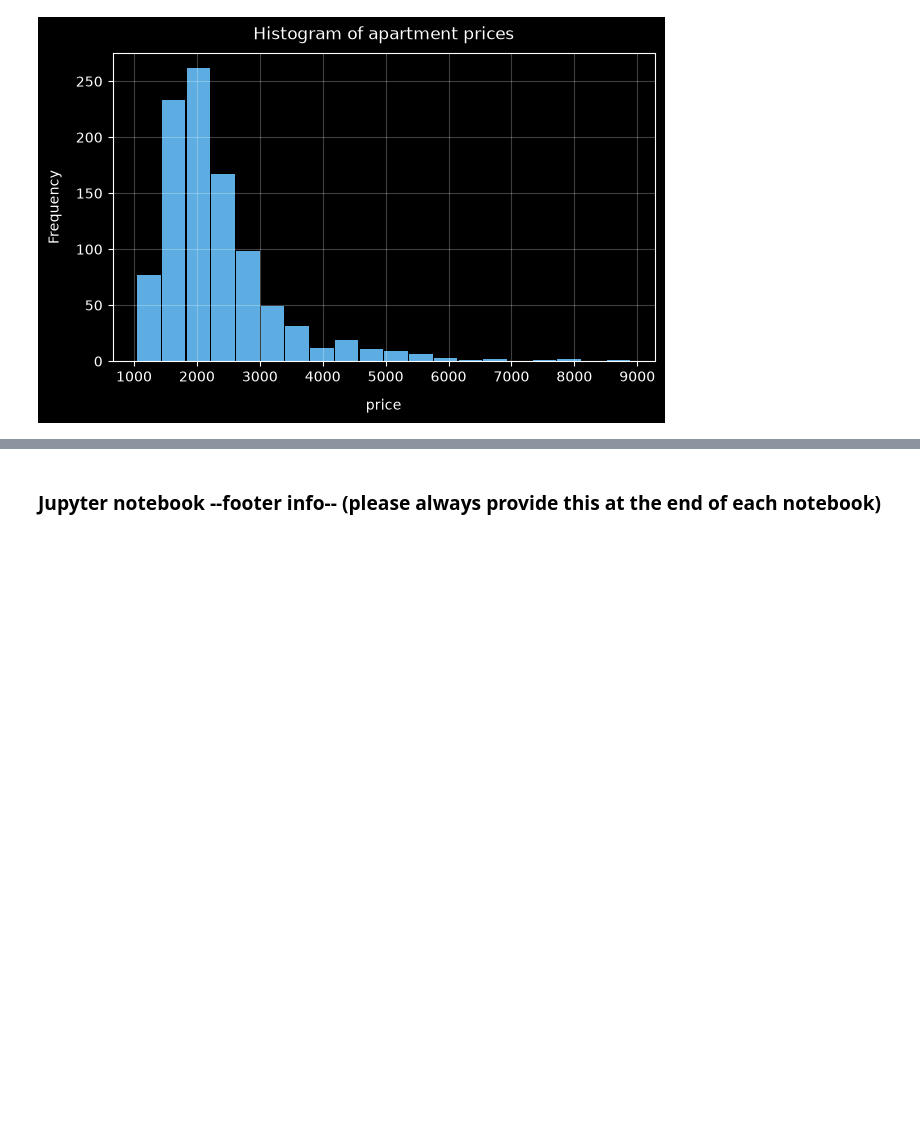
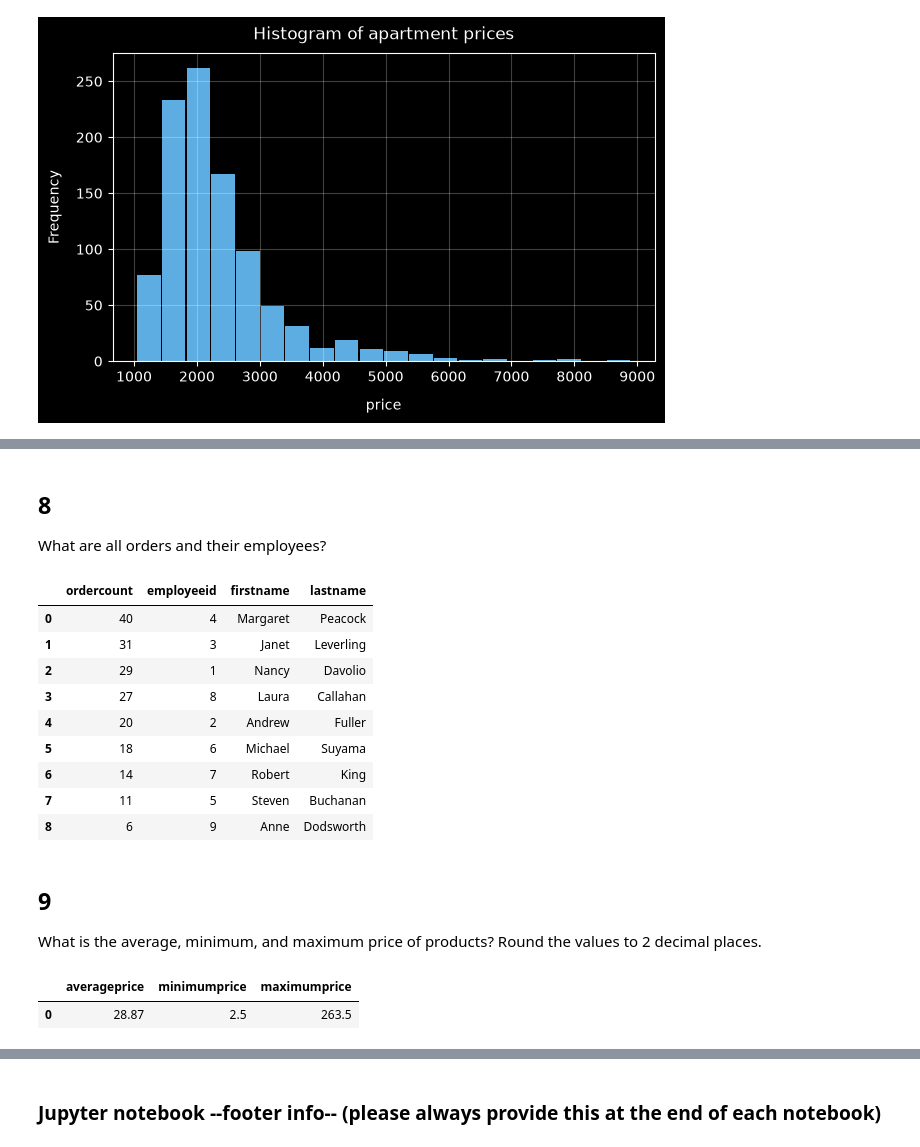
Before and after one commit to simonschmid30/python_postgresql_pgadmin, a Jupyter notebook: postgres_apartment_data.ipynb, the cells around one changed output, grey strips where cells are left out. Saved outputs shown, nothing was run; the diff lists cells and outputs as text; code cells hidden in the pictures; blank space fills up the shorter version.

```diff
--- a/postgres_apartment_data.ipynb
+++ b/postgres_apartment_data.ipynb
@@ -223,0 +409,58 @@ DatabaseError: Execution failed on sql 'SELECT
+# %% [markdown]
+## 8
+
+What are all orders and their employees?
+# %%
+# Create SQLAlchemy Engine
+engine = create_engine(db_connection_url)
+
+# Write data to table
+df_sub = pd.read_sql_query('''SELECT
+                            COUNT(o.orderid) AS orderCount,e.employeeid, e.firstname, e.lastname
+                              FROM orders o
+                              LEFT JOIN employees e ON o.employeeid = e.employeeid
+                              GROUP BY e.firstname, e.lastname, e.employeeid
+                              ORDER BY orderCount DESC
+                              ;''',
+                          con=engine)
+
+# Dispose the engine
+engine.dispose()
+
+# Show the data
+df_sub
+# %% [output]
+|  | ordercount | employeeid | firstname | lastname |
+| 0 | 40 | 4 | Margaret | Peacock |
+| 1 | 31 | 3 | Janet | Leverling |
+| 2 | 29 | 1 | Nancy | Davolio |
+| 3 | 27 | 8 | Laura | Callahan |
+| 4 | 20 | 2 | Andrew | Fuller |
+| 5 | 18 | 6 | Michael | Suyama |
+| 6 | 14 | 7 | Robert | King |
+| 7 | 11 | 5 | Steven | Buchanan |
+| 8 | 6 | 9 | Anne | Dodsworth |
+# %% [markdown]
+## 9
+
+What is the average, minimum, and maximum price of products? Round the values to 2 decimal places.
+# %%
+# Create SQLAlchemy Engine
+engine = create_engine(db_connection_url)
+
+# Write data to table
+df_sub = pd.read_sql_query('''SELECT
+    ROUND(CAST(AVG(Price) AS NUMERIC), 2) AS AveragePrice,
+    ROUND(CAST(MIN(Price) AS NUMERIC), 2) AS MinimumPrice,
+    ROUND(CAST(MAX(Price) AS NUMERIC), 2) AS MaximumPrice
+FROM Products;''',
+                          con=engine)
+
+# Dispose the engine
+engine.dispose()
+
+# Show the data
+df_sub
+# %% [output]
+|  | averageprice | minimumprice | maximumprice |
+| 0 | 28.87 | 2.5 | 263.5 |
```
Also changed, not shown: parts of 34 cells of this notebook.
